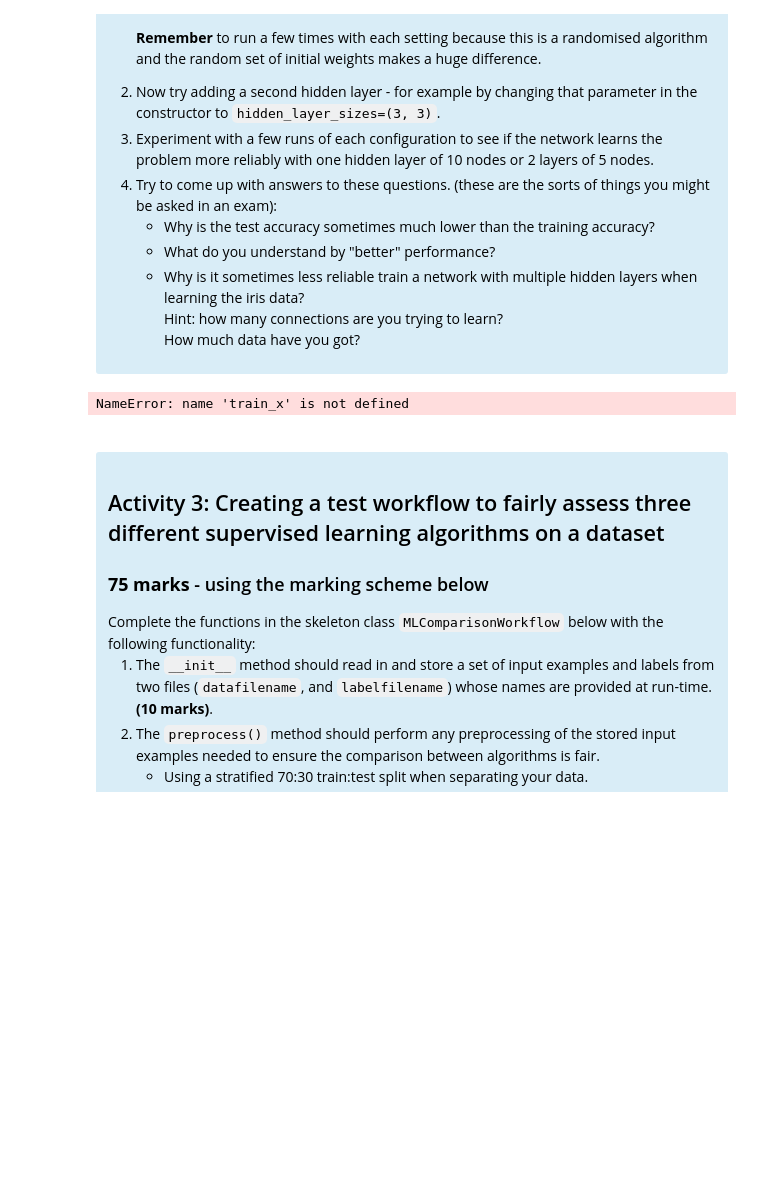
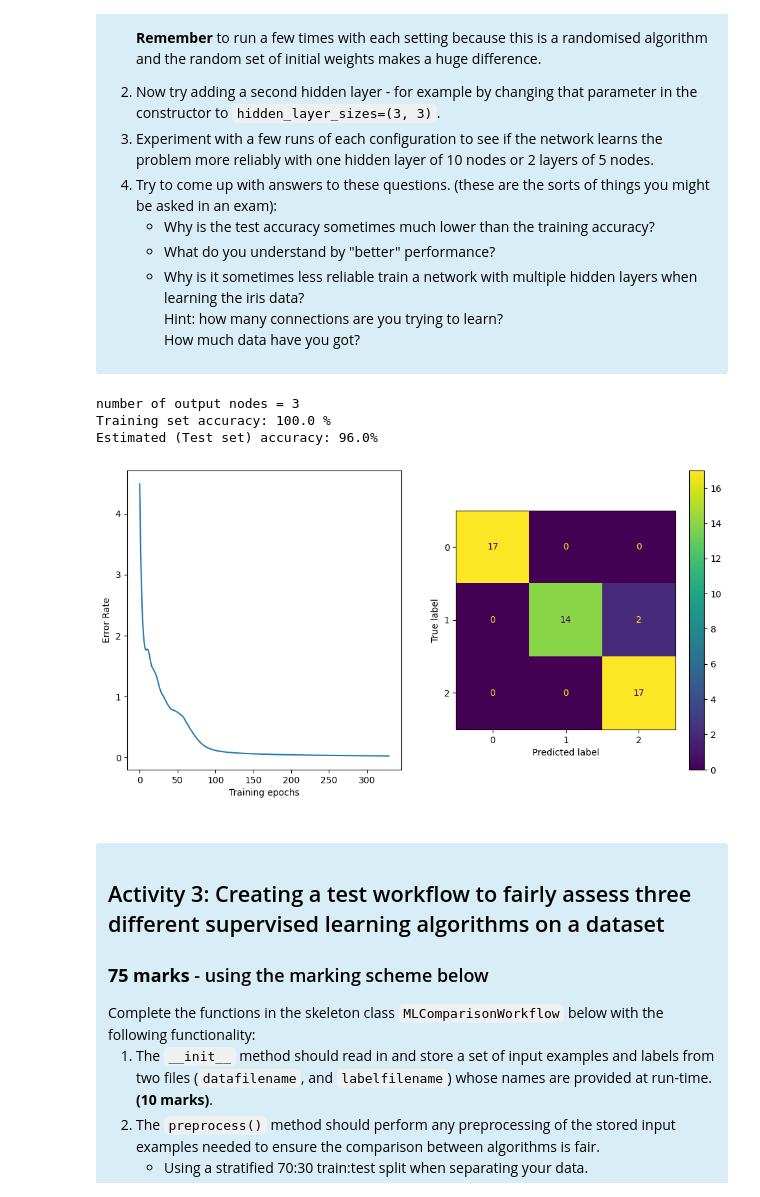
Before and after one commit to Pujan-Gurung/Artificial_Intelligence_1, a Jupyter notebook: OneDrive - UWE Bristol/Study/Level 4/Sem 2/AI/Artificial_Intelligence_1-main/Learning_Materials/week_8/workbook_8.ipynb, the cells around one changed output. Cells and saved outputs as stored; diff of their text form; code cells hidden in the pictures; blank space fills up the shorter version.

```diff
--- a/OneDrive - UWE Bristol/Study/Level 4/Sem 2/AI/Artificial_Intelligence_1-main/Learning_Materials/week_8/workbook_8.ipynb
+++ b/OneDrive - UWE Bristol/Study/Level 4/Sem 2/AI/Artificial_Intelligence_1-main/Learning_Materials/week_8/workbook_8.ipynb
@@ -534,37 +605,40 @@ irisMLP = MLPClassifier(
     hidden_layer_sizes=(5,),
     max_iter=1000,
     alpha=1e-4,
-    solver="sgd",
+    solver="adam",
     verbose=0,
     learning_rate_init=0.05,
 )
 
 # Fit the model to the data
 irisMLP.fit(train_x, train_y)
 # notice how it has determined the number of output nodes automatically from the data!
 print("number of output nodes = " + str(irisMLP.n_outputs_))
 
 #make a figure and two axes for plotting
 fig4,axs4= plt.subplots(nrows=1,ncols=2,figsize=(12,6))
 # Query the model for its training history and accuracy and display them
 lossplot = axs4[0].plot(irisMLP.loss_curve_)
 axs4[0].set_xlabel("Training epochs")
 axs4[0].set_ylabel("Error Rate")
 
 # Report how well it does on the training set
 training_accuracy = 100 * irisMLP.score(train_x, train_y)
 print(f"Training set accuracy: {training_accuracy} %")
 
 
 # Now how good is our network at predicting data it has never seen before
 test_accuracy = 100 * irisMLP.score(test_x, test_y)
 print(f"Estimated (Test set) accuracy: {test_accuracy}%")
 
 #Plot the confusion matrix
 predictions = irisMLP.predict(test_x)
 confusion = ConfusionMatrixDisplay.from_predictions(np.argmax(test_y,axis=1), np.argmax(predictions, axis=1), display_labels=[0,1,2],ax=axs4[1])
 # %% [output]
-NameError: name 'train_x' is not defined
+number of output nodes = 3
+Training set accuracy: 100.0 %
+Estimated (Test set) accuracy: 96.0%
+[figure, added]
 # %% [markdown]
 <div style="background:black;width:100%;height:5px"></div><br>
 
```
Also changed, not shown: parts of 13 cells of this notebook, 7 other files.
